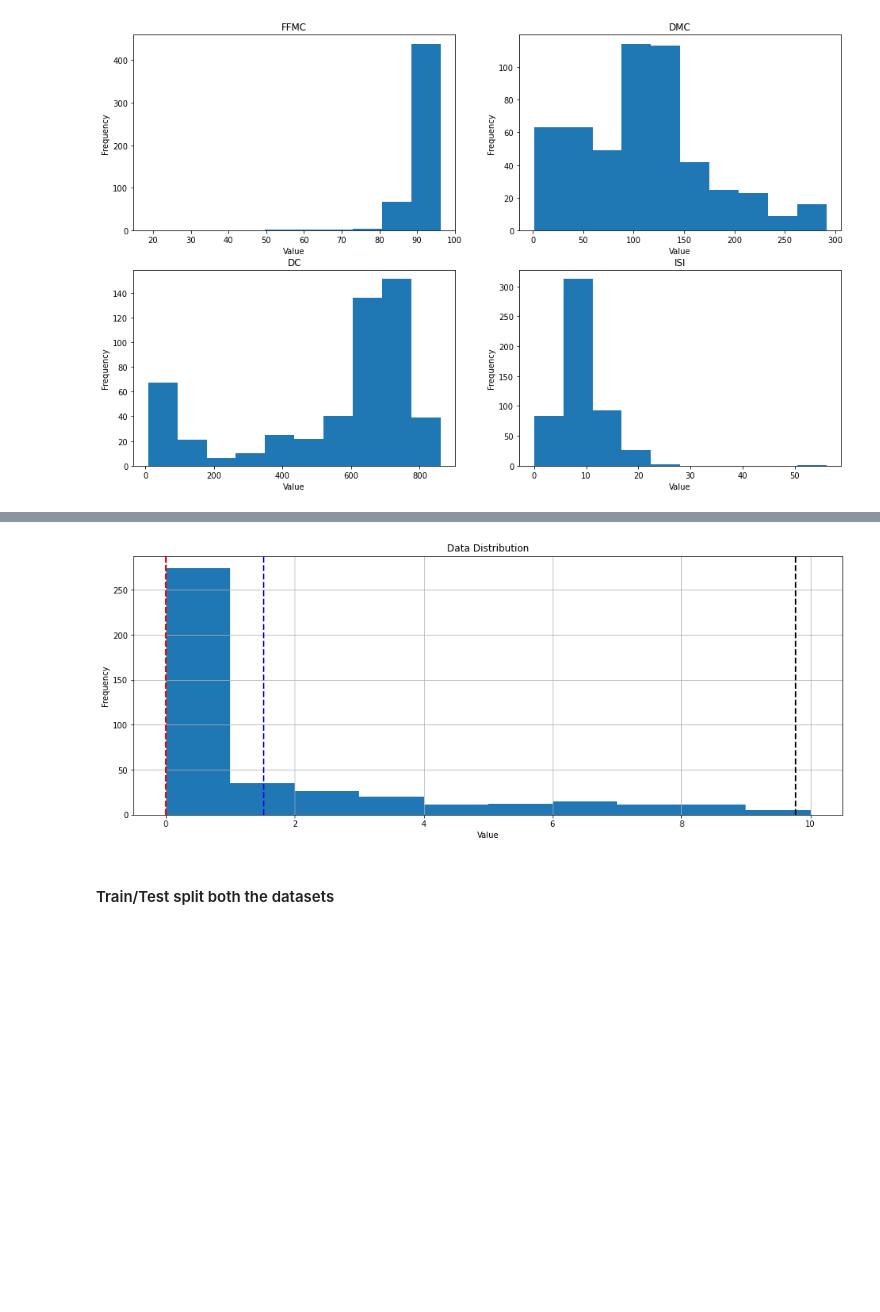
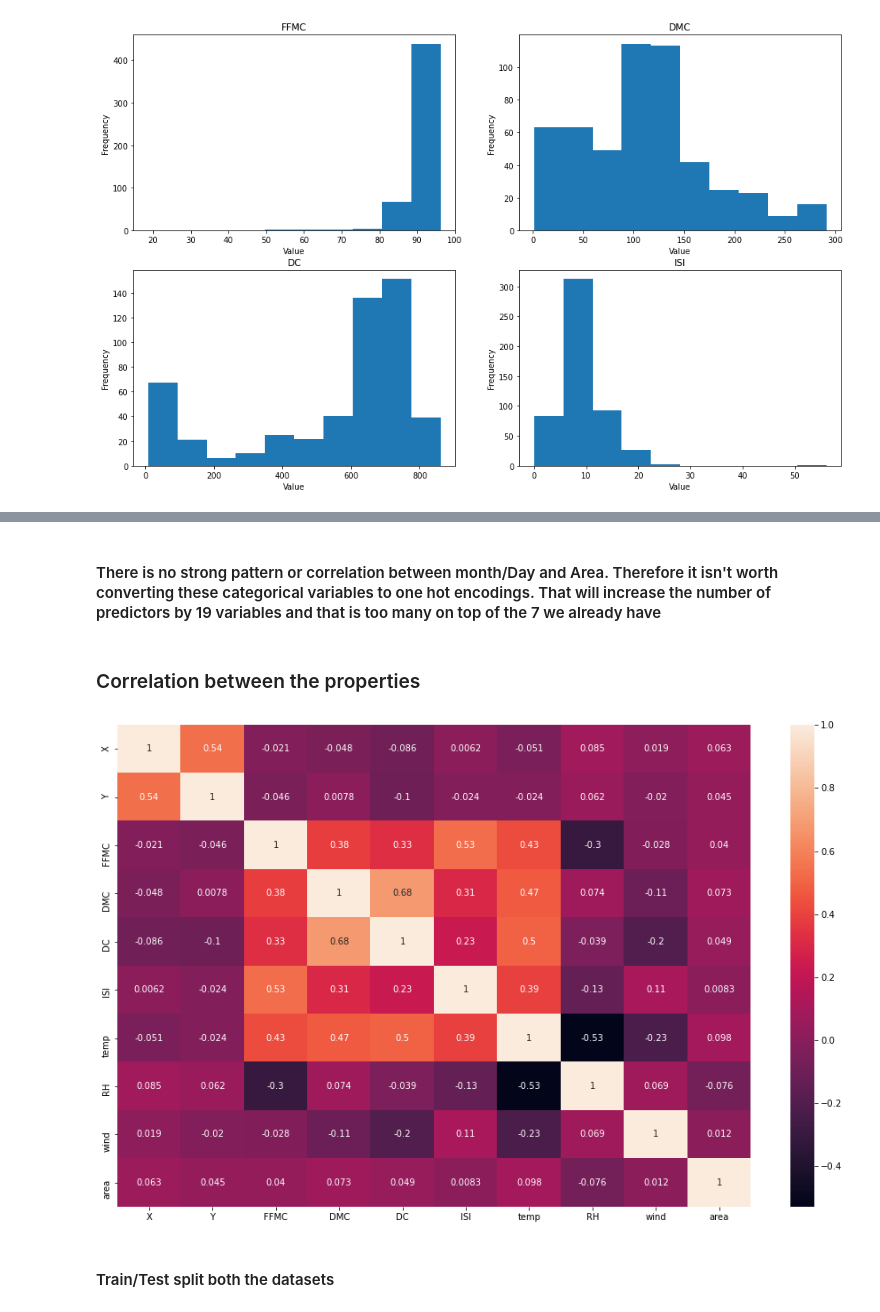
Before and after one commit to sarat9892/Forest_Fire_Damage_Prediction, a Jupyter notebook: firesReport_Regression.ipynb, the cells around one changed output, grey strips where cells are left out. Saved outputs shown, nothing was run; the diff lists cells and outputs as text; code cells hidden in the pictures; blank space fills up the shorter version.

```diff
--- a/firesReport_Regression.ipynb
+++ b/firesReport_Regression.ipynb
@@ -19,7 +23,7 @@ from sklearn import metrics
 # %% [markdown]
 ### Loading the data
 # %%
-rawData = pd.read_csv('./data/forestfires.csv')
+forestFires = pd.read_csv('./data/forestfires.csv')
 # %% [markdown]
 ### Exploratory Analysis
 # %% [markdown]
@@ -73,7 +79,7 @@ rawData[rawData['rain'] > 0]
 | 502 | 4 | 4 | aug | tue | 96.1 | 181.1 | 671.2 | 14.3 | 20.7 | 69 | 4.9 | ... |
 | 509 | 5 | 4 | aug | fri | 91.0 | 166.9 | 752.6 | 7.1 | 21.1 | 71 | 7.6 | ... |
 # %%
-rawData.drop(labels=['rain'], axis = 1, inplace=True)
+forestFires.drop(labels=['rain'], axis = 1, inplace=True)
 # %% [markdown]
 #### Explore distribution of area values
 # %%
@@ -282,29 +268,14 @@ cleanDF.describe()
-# %%
-histData = cleanDF['area']
-
-
-plt.figure(figsize=(16, 6))
-
-minVal = histData.min()
-meanVal = histData.mean()
-medVal = histData.median()
-maxVal = histData.max()
-
-
-plt.hist(histData, bins=[0,1,2,3,4,5,6,7,8,9,10])
-
-plt.axvline(x=meanVal, color = 'blue', linestyle='dashed', linewidth = 2)
-plt.axvline(x=maxVal, color = 'black', linestyle='dashed', linewidth = 2)
-plt.axvline(x=minVal, color = 'black', linestyle='dashed', linewidth = 2)
-plt.axvline(x=medVal, color = 'red', linestyle='dashed', linewidth = 2)
-
-plt.grid(True)
-plt.title('Data Distribution')
-plt.xlabel('Value')
-plt.ylabel('Frequency')
-plt.show()
-# %% [output]
-[figure, removed]
+# %% [markdown]
+#### There is no strong pattern or correlation between month/Day and Area. Therefore it isn't worth converting these categorical variables to one hot encodings. That will increase the number of predictors by 19 variables and that is too many on top of the 7 we already have
+# %% [markdown]
+### Correlation between the properties
+# %%
+plt.figure(figsize=(16, 10))
+corrMatrix = forestFires.corr()
+sb.heatmap(corrMatrix, annot=True)
+plt.show()
+# %% [output]
+[figure, added]
 # %% [markdown]
 #### Train/Test split both the datasets
 # %%
```
Also changed, not shown: parts of 97 cells of this notebook.
